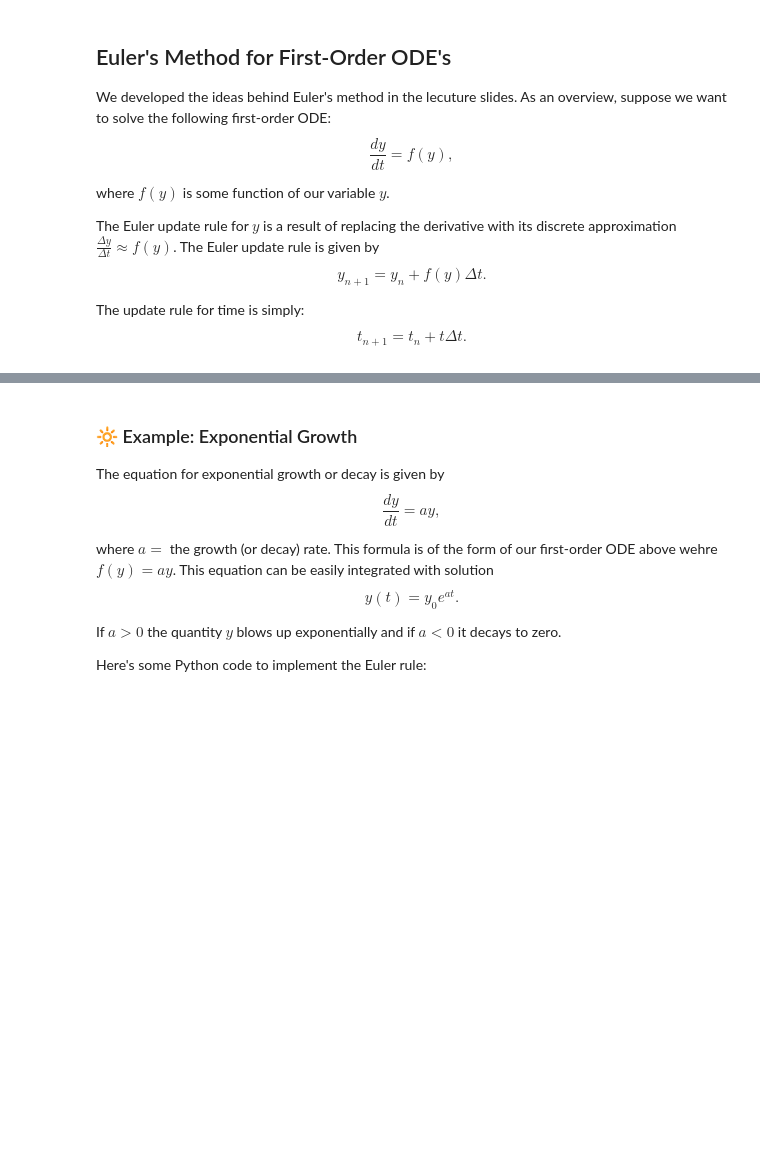
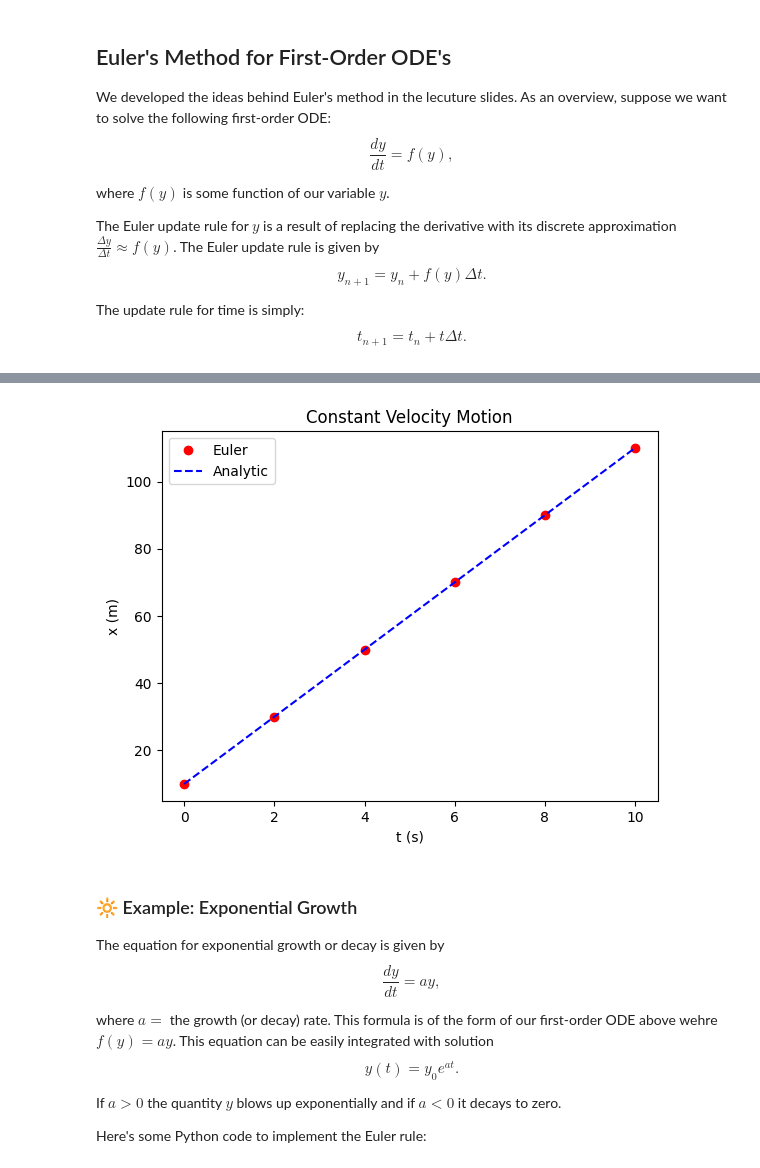
Before and after one commit to morganpatito/Computational-Physics, a Jupyter notebook: ode/ode_1.ipynb, the cells around one changed output, grey strips where cells are left out. Cells and saved outputs as stored; diff of their text form; code cells hidden in the pictures; blank space fills up the shorter version.

```diff
--- a/ode/ode_1.ipynb
+++ b/ode/ode_1.ipynb
@@ -18,3 +28,48 @@ $$ t_{n+1} = t_n +t \Delta t.$$
+# %%
+import numpy as np
+import matplotlib.pyplot as plt
+
+#########  Parameters  #########
+
+v    = 10             # velocity
+tmax = 10             # maximum time
+dt   = 2              # time step
+x0   = 10             # initial value of x
+
+
+#########  Create Arrays  #########
+
+N = int(tmax/dt)+1    # number of steps in simulation
+
+x = np.zeros(N)       # array to store positions
+t = np.zeros(N)       # array to store times
+
+x[0] = x0             # assign initial value
+
+#########  Loop to implement the Euler update rule  #########
+
+for n in range(N-1):
+    x[n+1] = x[n] + v*dt   # Euler update rule for position
+    t[n+1] = t[n] + dt     # update time
+
+
+#########  Analytic Solution  #########
+
+x_true = x0 + v*t
+
+
+#########  Plot Solution  #########
+
+plt.plot(t, x, 'ro', label='Euler')
+plt.plot(t, x_true, 'b--', label='Analytic')
+
+plt.xlabel('t (s)')                   # label the x and y axes
+plt.ylabel('x (m)')
+plt.title("Constant Velocity Motion") # give the plot a title
+plt.legend()                          # display the legend
+plt.show()                            # display the plot
+# %% [output]
+[figure, added]
 # %% [markdown]
 ### 🔆 Example:  Exponential Growth
 
```
Also changed, not shown: parts of 2 cells of this notebook.
